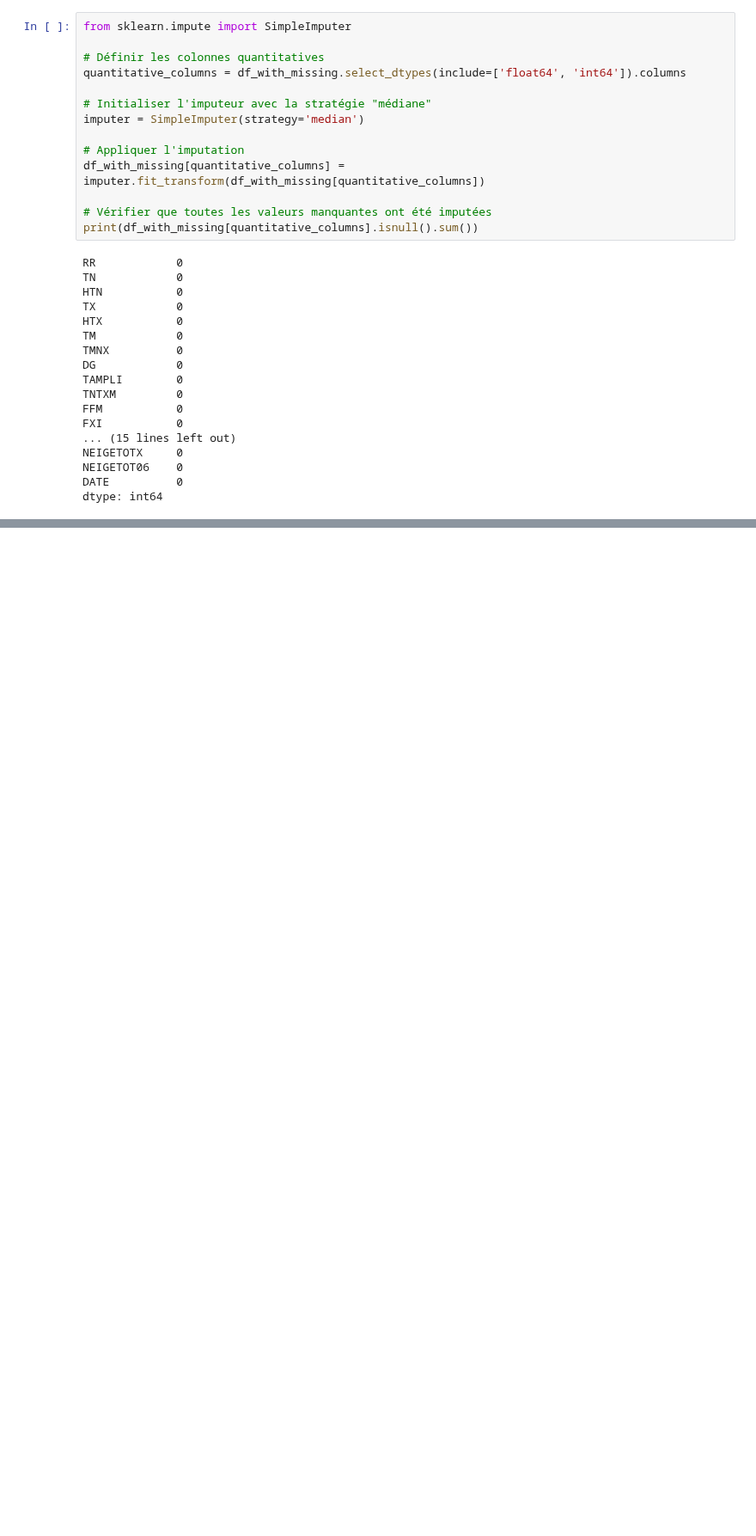
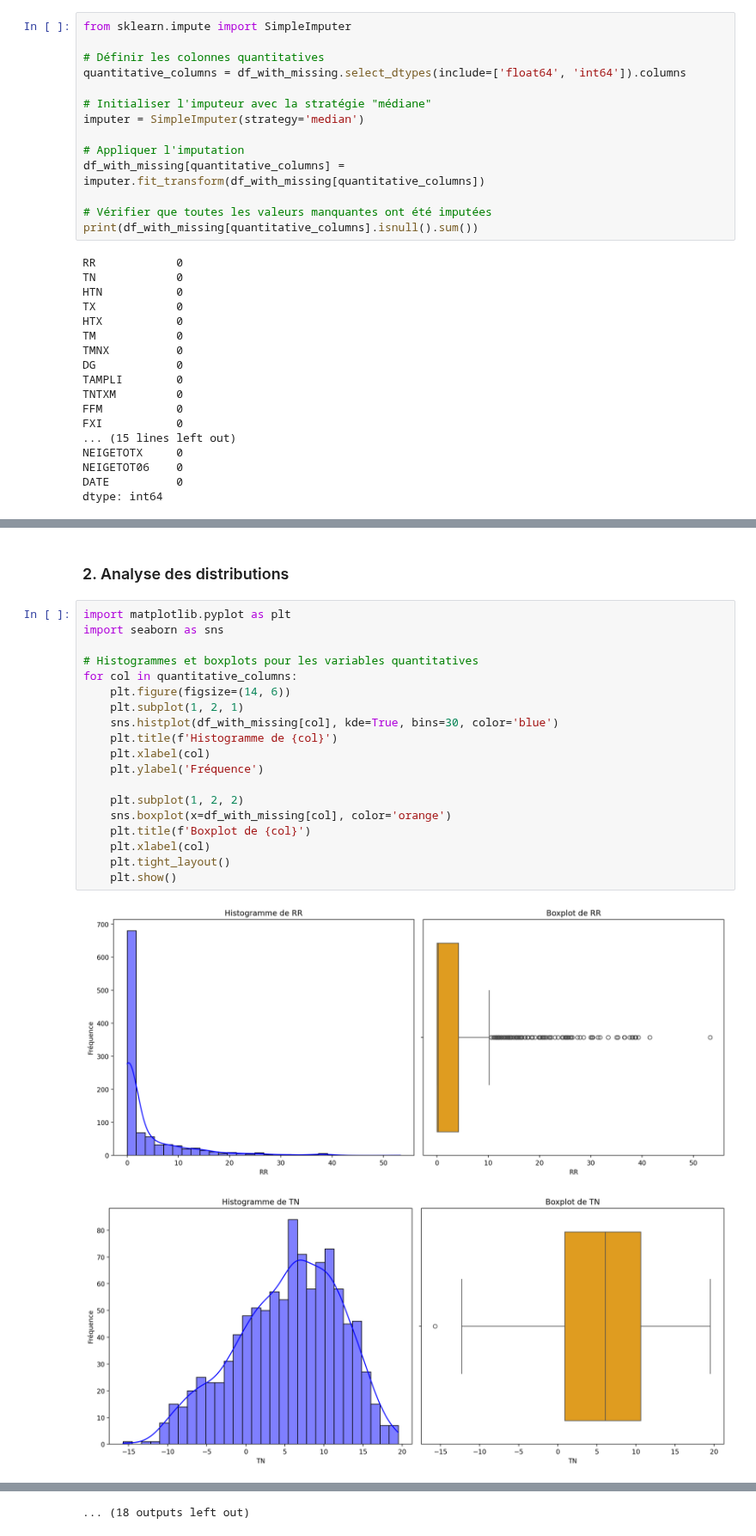
Before and after one commit to laureineCompaore/ProjetPython, a Jupyter notebook: Paloma_stat_desc.ipynb, the cells around one changed output, grey strips where cells are left out. Shown at 86% size. Cells and saved outputs as stored; diff of their text form; blank space fills up the shorter version.

```diff
--- a/Paloma_stat_desc.ipynb
+++ b/Paloma_stat_desc.ipynb
@@ -260,0 +314,24 @@ dtype: int64
+# %% [markdown]
+### 2. Analyse des distributions ###
+# %%
+import matplotlib.pyplot as plt
+import seaborn as sns
+
+# Histogrammes et boxplots pour les variables quantitatives
+for col in quantitative_columns:
+    plt.figure(figsize=(14, 6))
+    plt.subplot(1, 2, 1)
+    sns.histplot(df_with_missing[col], kde=True, bins=30, color='blue')
+    plt.title(f'Histogramme de {col}')
+    plt.xlabel(col)
+    plt.ylabel('Fréquence')
+
+    plt.subplot(1, 2, 2)
+    sns.boxplot(x=df_with_missing[col], color='orange')
+    plt.title(f'Boxplot de {col}')
+    plt.xlabel(col)
+    plt.tight_layout()
+    plt.show()
+# %% [output]
+[figure, added]
+[figure, added]
@@ -260,0 +348 @@ dtype: int64
+... (18 outputs left out)
```
Also changed, not shown: parts of 13 cells of this notebook.
